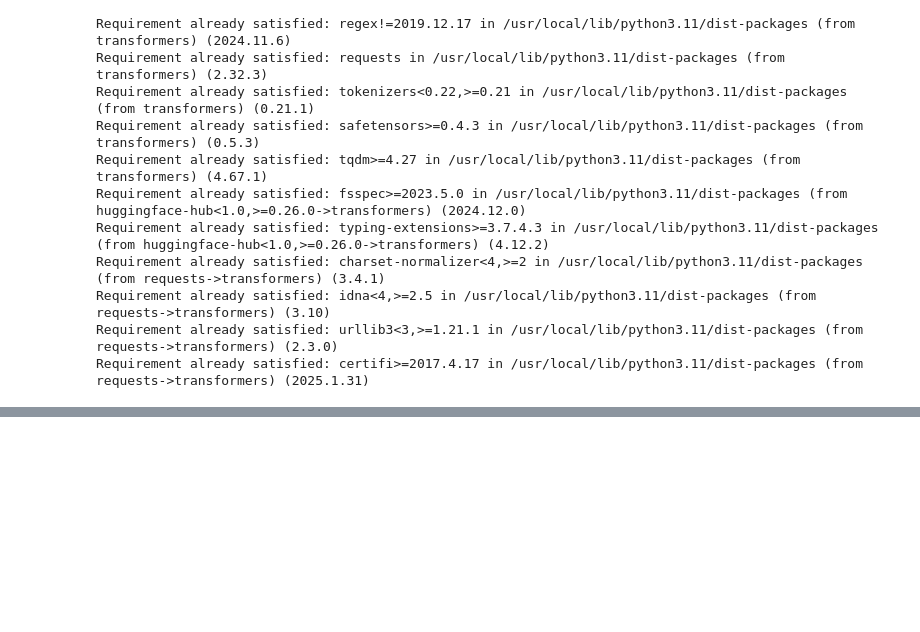
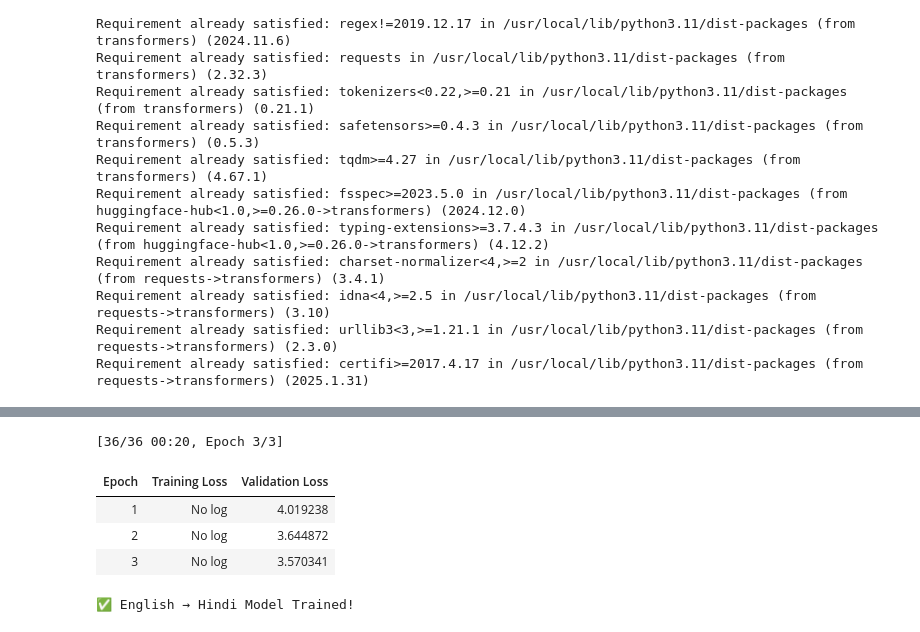
Before and after one commit to Keerthanaraj123/SAWIT-HACKATHON-FINAL, a Jupyter notebook: SAWIT_HACKATHON_FINAL.ipynb, the cells around one changed output, grey strips where cells are left out. Drawn from its saved outputs; the diff is of its cells as text; code cells hidden in the pictures; blank space fills up the shorter version.

```diff
--- a/SAWIT_HACKATHON_FINAL.ipynb
+++ b/SAWIT_HACKATHON_FINAL.ipynb
@@ -268,0 +525,17 @@ files.download("hindi_faiss.index")
+# %%
+# Step 5: Tokenization Function
+def encode_batch(batch, tokenizer):
+    inputs = tokenizer(batch["English Sentences"], padding="max_length", truncation=True, max_length=128, return_tensors="pt")
+    targets = tokenizer(batch["Hindi Sentences"], padding="max_length", truncation=True, max_length=128, return_tensors="pt")
+
+    batch["input_ids"] = inputs["input_ids"]
+    batch["attention_mask"] = inputs["attention_mask"]
+    batch["labels"] = targets["input_ids"]
+
+    return batch
+
+# Tokenize datasets for both translation models
+tokenized_dataset_en_hi = dataset.map(lambda x: encode_batch(x, tokenizer_en_hi), batched=True)
+tokenized_dataset_hi_en = dataset.map(lambda x: encode_batch(x, tokenizer_hi_en), batched=True)
+
+print("Both Datasets Tokenized!")
@@ -268,0 +564,13 @@ files.download("hindi_faiss.index")
+# %%
+
+# Step 6: Define Training Arguments
+training_args = TrainingArguments(
+    output_dir="./results",
+    evaluation_strategy="epoch",
+    learning_rate=2e-5,
+    per_device_train_batch_size=8,
+    per_device_eval_batch_size=8,
+    num_train_epochs=3,
+    weight_decay=0.01,
+    save_total_limit=2
+)
@@ -268,0 +595,19 @@ files.download("hindi_faiss.index")
+# %%
+
+# Step 7: Train English → Hindi Model
+trainer_en_hi = Trainer(
+    model=model_en_hi,
+    args=training_args,
+    train_dataset=tokenized_dataset_en_hi["train"],
+    eval_dataset=tokenized_dataset_en_hi["test"]
+)
+
+trainer_en_hi.train()
+print("English → Hindi Model Trained!")
+# %% [output]
+[36/36 00:20, Epoch 3/3]
+| Epoch | Training Loss | Validation Loss |
+| 1 | No log | 4.019238 |
+| 2 | No log | 3.644872 |
+| 3 | No log | 3.570341 |
+✅ English → Hindi Model Trained!
```
Also changed, not shown: parts of 27 cells of this notebook.
